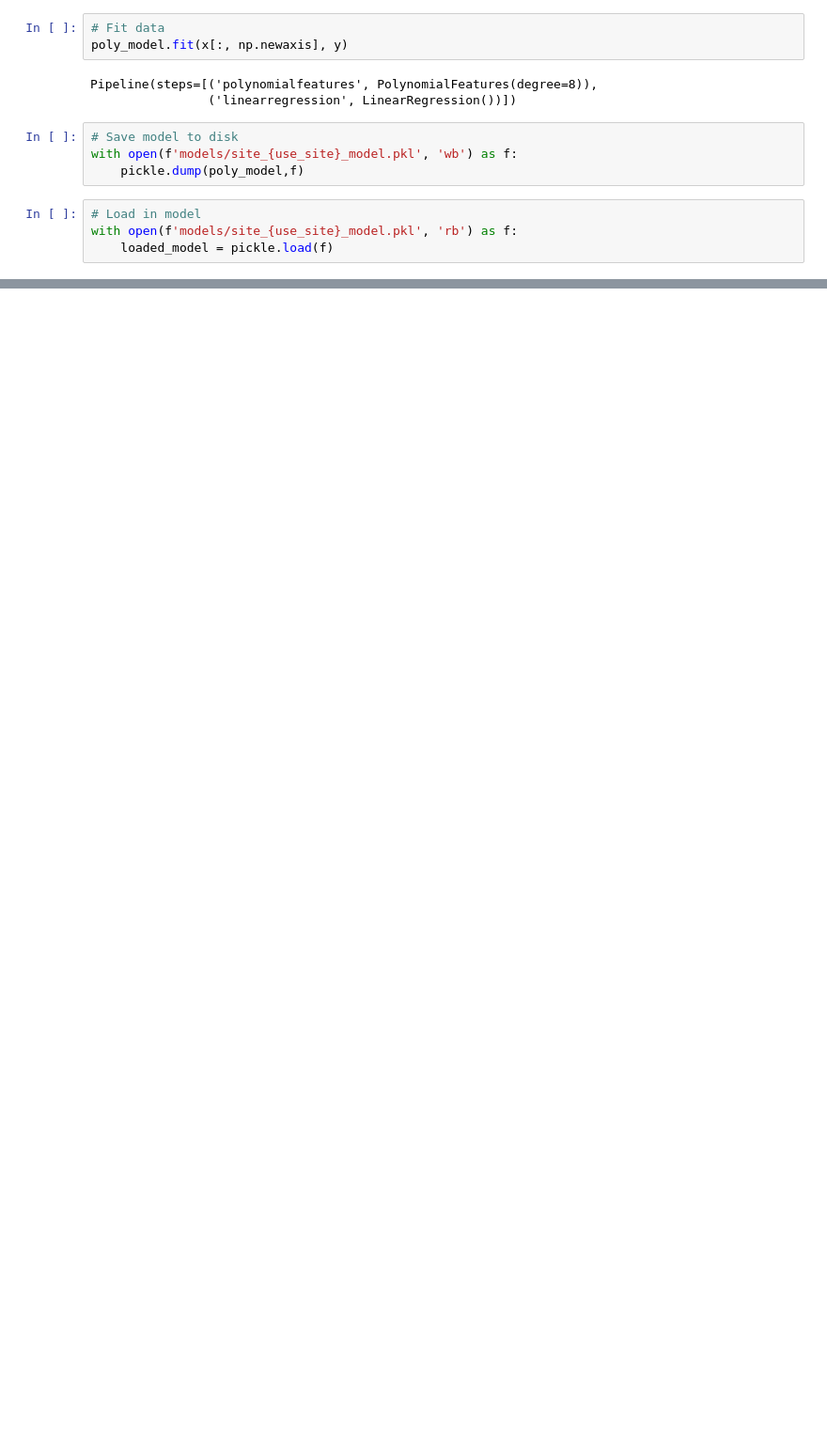
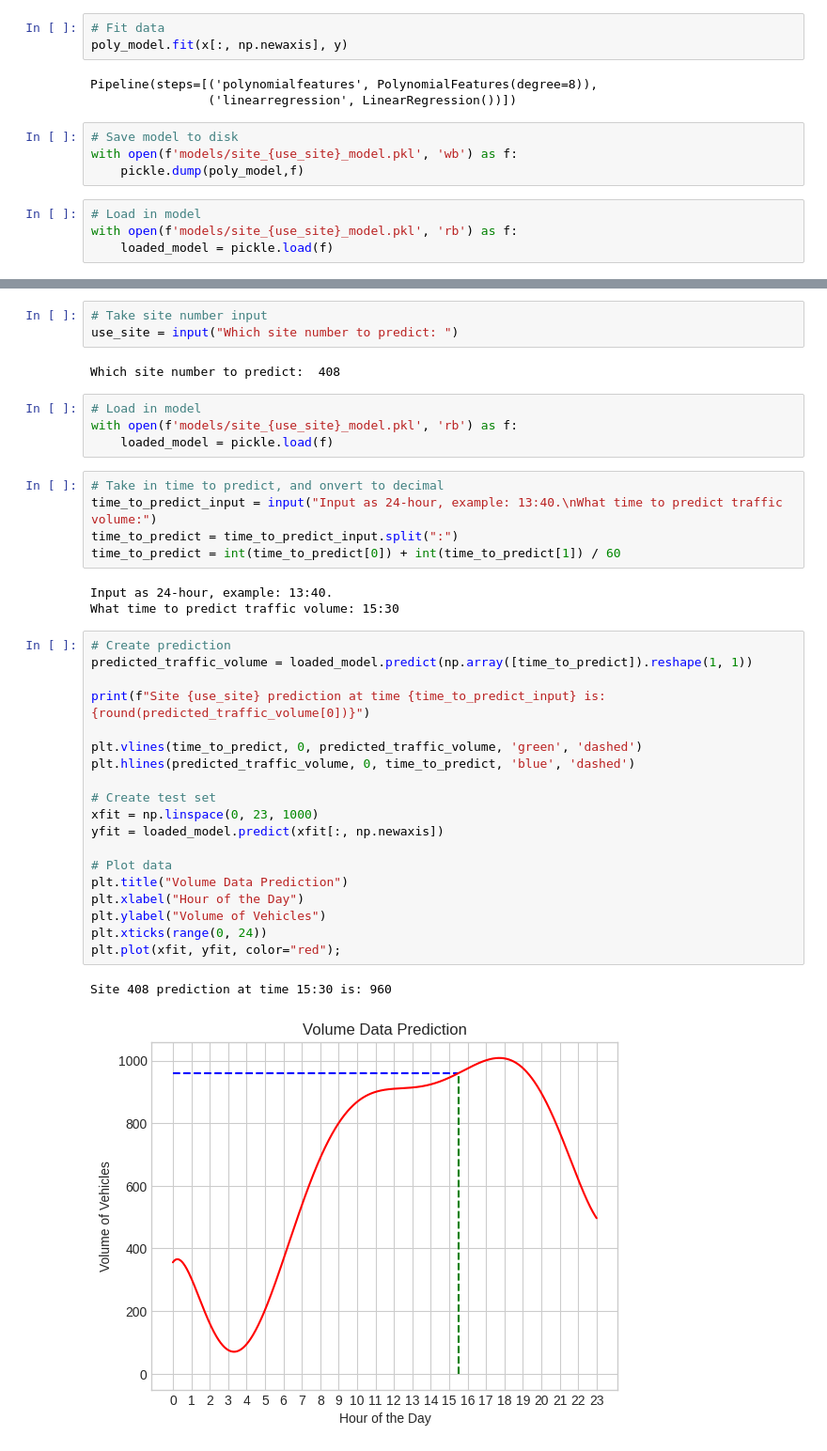
Before and after one commit to NotYetTerminal/Traffic-Analysis-Linear-Regression, a Jupyter notebook: Notebooks/LinearRegressionTrafficVolume.ipynb, the cells around one changed output, grey strips where cells are left out. Shown at 94% size. Saved outputs shown, nothing was run; the diff lists cells and outputs as text; blank space fills up the shorter version.

Commit message:
Add traffic prediction

```diff
--- a/Notebooks/LinearRegressionTrafficVolume.ipynb
+++ b/Notebooks/LinearRegressionTrafficVolume.ipynb
@@ -278,3 +283,42 @@ for site in site_numbers:
     # Save model to disk
     with open(f'models/site_{site}_model.pkl','wb') as f:
         pickle.dump(poly_model,f)
+# %%
+# Take site number input
+use_site = input("Which site number to predict: ")
+# %% [output]
+Which site number to predict:  408
+# %%
+# Load in model
+with open(f'models/site_{use_site}_model.pkl', 'rb') as f:
+    loaded_model = pickle.load(f)
+# %%
+# Take in time to predict, and onvert to decimal
+time_to_predict_input = input("Input as 24-hour, example: 13:40.\nWhat time to predict traffic volume:")
+time_to_predict = time_to_predict_input.split(":")
+time_to_predict = int(time_to_predict[0]) + int(time_to_predict[1]) / 60
+# %% [output]
+Input as 24-hour, example: 13:40.
+What time to predict traffic volume: 15:30
+# %%
+# Create prediction
+predicted_traffic_volume = loaded_model.predict(np.array([time_to_predict]).reshape(1, 1))
+
+print(f"Site {use_site} prediction at time {time_to_predict_input} is: {round(predicted_traffic_volume[0])}")
+
+plt.vlines(time_to_predict, 0, predicted_traffic_volume, 'green', 'dashed')
+plt.hlines(predicted_traffic_volume, 0, time_to_predict, 'blue', 'dashed')
+
+# Create test set
+xfit = np.linspace(0, 23, 1000)
+yfit = loaded_model.predict(xfit[:, np.newaxis])
+
+# Plot data
+plt.title("Volume Data Prediction")
+plt.xlabel("Hour of the Day")
+plt.ylabel("Volume of Vehicles")
+plt.xticks(range(0, 24))
+plt.plot(xfit, yfit, color="red");
+# %% [output]
+Site 408 prediction at time 15:30 is: 960
+[figure, added]
```
Also changed, not shown: parts of 5 cells of this notebook.
